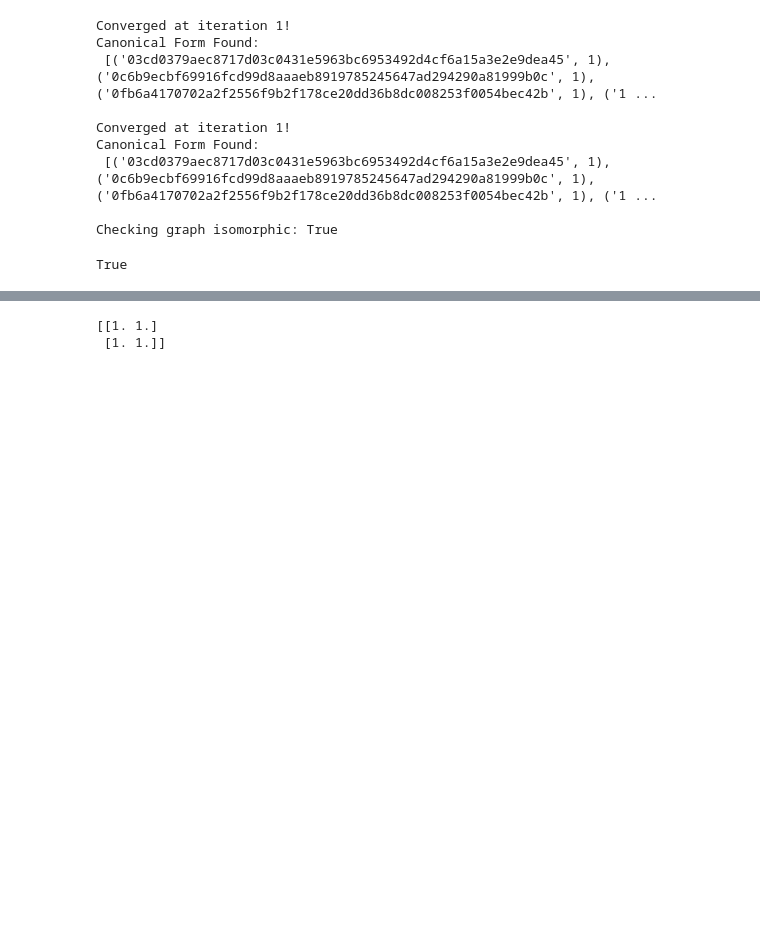
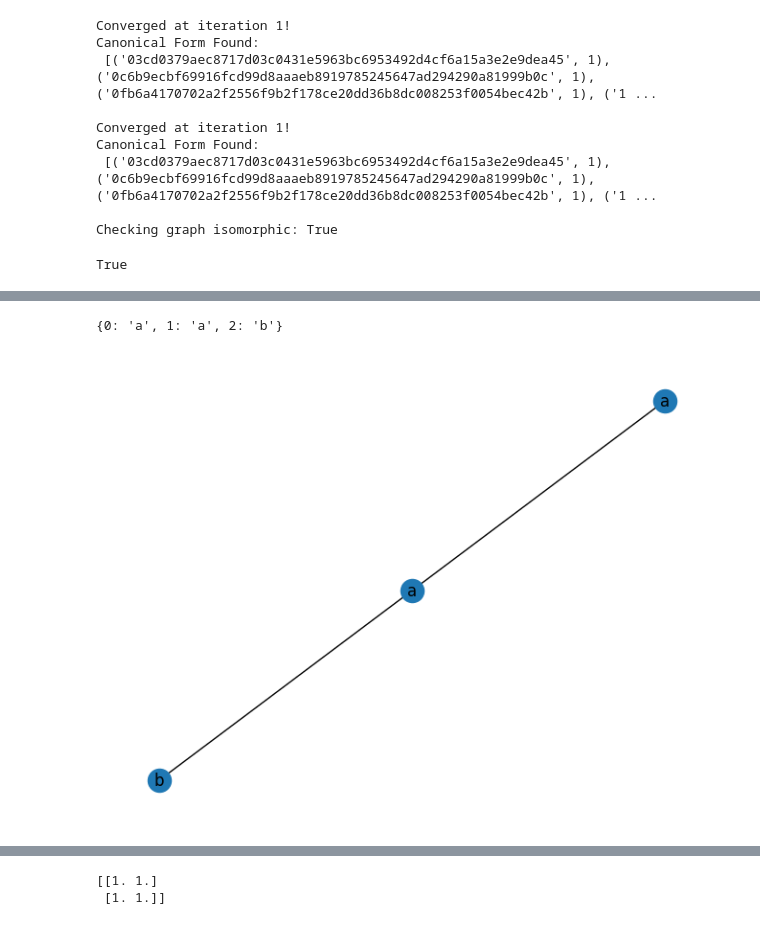
Before and after one commit to NSLab-CUK/Graph-Mining-Spring-2023, a Jupyter notebook: W9/Practice_9.ipynb, the cells around one changed output, grey strips where cells are left out. Cells and saved outputs as stored; diff of their text form; code cells hidden in the pictures; blank space fills up the shorter version.

```diff
--- a/W9/Practice_9.ipynb
+++ b/W9/Practice_9.ipynb
@@ -306,0 +331,5 @@ Counts pairs of shortest paths in two graphs having the same source and sink lab
+# %%
+draw_graph_with_labels(G2)
+# %% [output]
+{0: 'a', 1: 'a', 2: 'b'}
+[figure, added]
```
Also changed, not shown: parts of 17 cells of this notebook.
